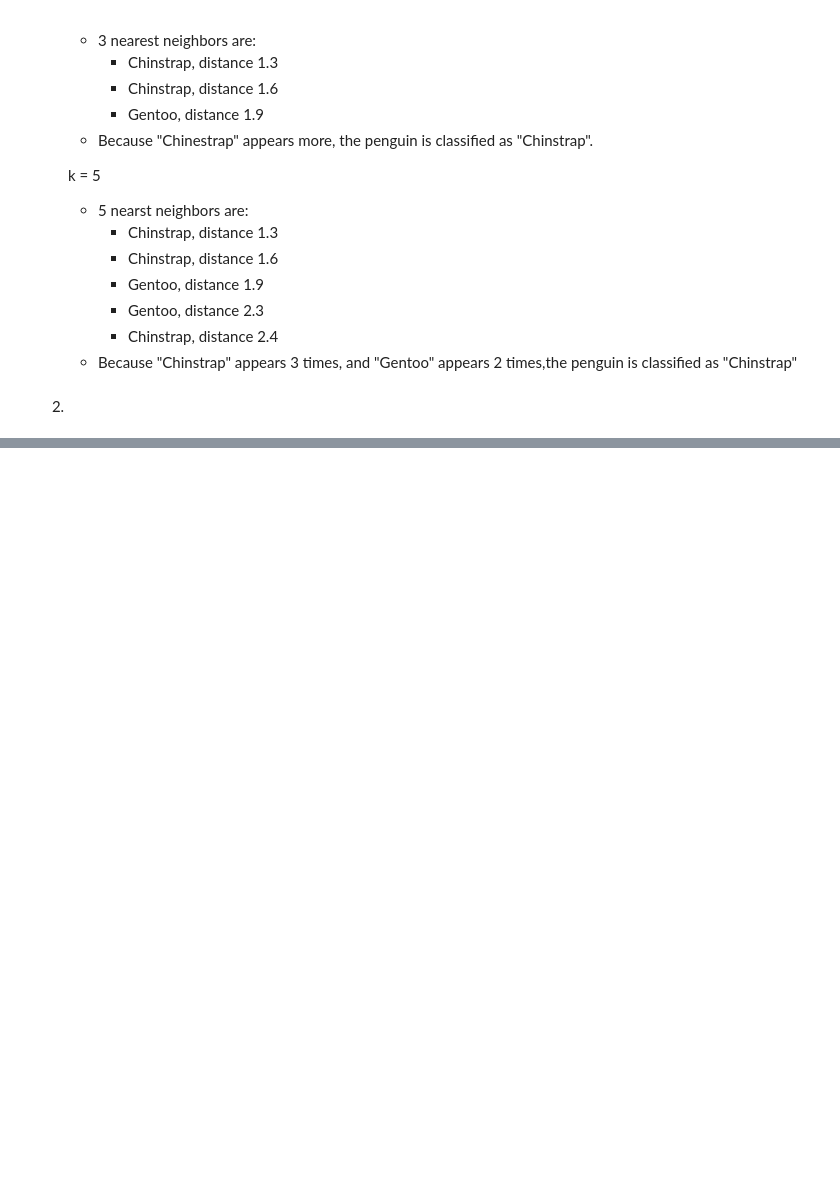
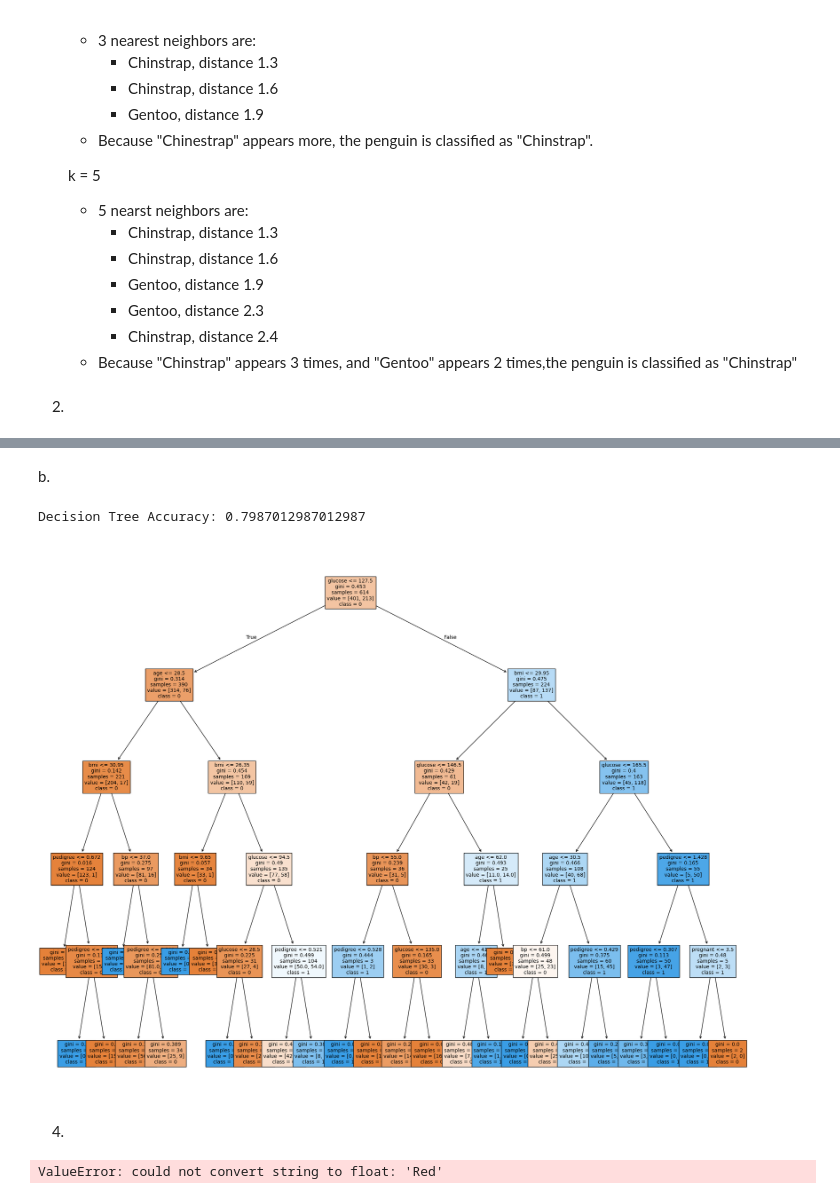
Before and after one commit to linnypham/CSC4850, a Jupyter notebook: a1/hw.ipynb, the cells around one changed output, grey strips where cells are left out. Saved outputs shown, nothing was run; the diff lists cells and outputs as text; code cells hidden in the pictures; blank space fills up the shorter version.

```diff
--- a/a1/hw.ipynb
+++ b/a1/hw.ipynb
@@ -112,0 +156,53 @@ Validation Cost: 46.330788040621414
+# %% [markdown]
+b.
+# %%
+col_names = ['pregnant', 'glucose', 'bp', 'skin', 'insulin', 'bmi', 'pedigree', 'age', 'label']
+pima = pd.read_csv("diabetes.csv", header=0, names=col_names)
+
+X_d = pima.drop(columns=['label'])  # Features
+y_d = pima['label']  # Target
+
+# Split dataset (80% training, 20% testing)
+X_train_d, X_test_d, y_train_d, y_test_d = train_test_split(X_d, y_d, test_size=0.2, random_state=42)
+
+# Scale features
+scaler_d = StandardScaler()
+X_train_d = scaler_d.fit_transform(X_train_d)
+X_test_d = scaler_d.transform(X_test_d)
+
+dt_d = DecisionTreeClassifier(max_depth=5)
+dt_d.fit(X_train_d, y_train_d)
+y_pred_dt_d = dt_d.predict(X_test_d)
+print("Decision Tree Accuracy:", accuracy_score(y_test_d, y_pred_dt_d))
+
+fig_d = plt.figure(figsize=(25, 20))
+_ = plot_tree(dt_d,
+              max_depth=5,
+              feature_names=X_d.columns,
+              class_names=['0', '1'],
+              fontsize= 10,
+              filled=True)
+plt.show()
+# %% [output]
+Decision Tree Accuracy: 0.7987012987012987
+[figure, added]
+# %% [markdown]
+4.
+# %%
+data = {
+    "Example No.": [1, 2, 3, 4, 5, 6, 7, 8, 9, 10],
+    "Color": ["Red", "Red", "Red", "Yellow", "Yellow", "Yellow", "Yellow", "Yellow", "Red", "Red"],
+    "Type": ["Sports", "Sports", "Sports", "Sports", "Sports", "SUV", "SUV", "SUV", "SUV", "Sports"],
+    "Origin": ["Domestic", "Domestic", "Domestic", "Domestic", "Imported", "Imported", "Imported", "Domestic", "Imported", "Imported"],
+    "Stolen": ["Yes", "No", "Yes", "No", "No", "Yes", "No", "No", "No", "Yes"]
+}
+
+# Create a DataFrame
+df_c = pd.DataFrame(data)
+
+X_c = df_c.drop(columns=['Stolen'])
+y_c = df_c['Stolen']
+
+X_train_c, X_test_c, y_train_c, y_test_c = train_test_split(X_c,y_c,test_size=0.1,random_state=42)
+# %% [output]
+ValueError: could not convert string to float: 'Red'
```
Also changed, not shown: parts of 5 cells of this notebook, 2 other files.
